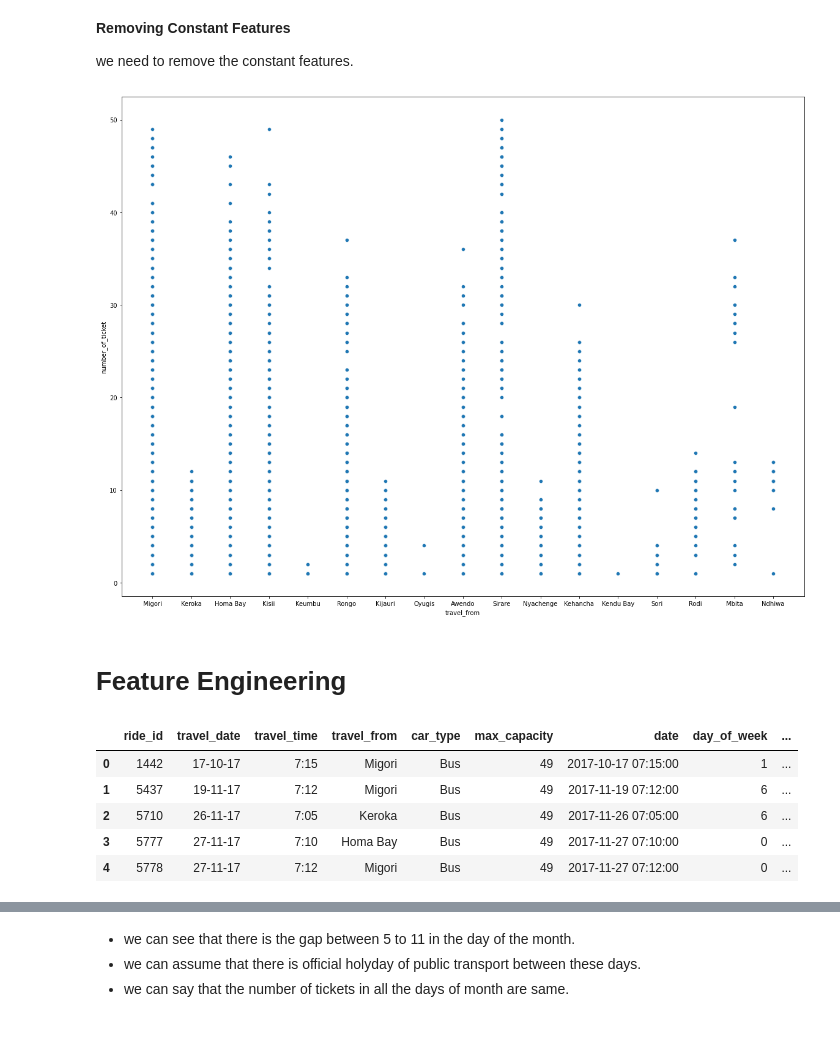
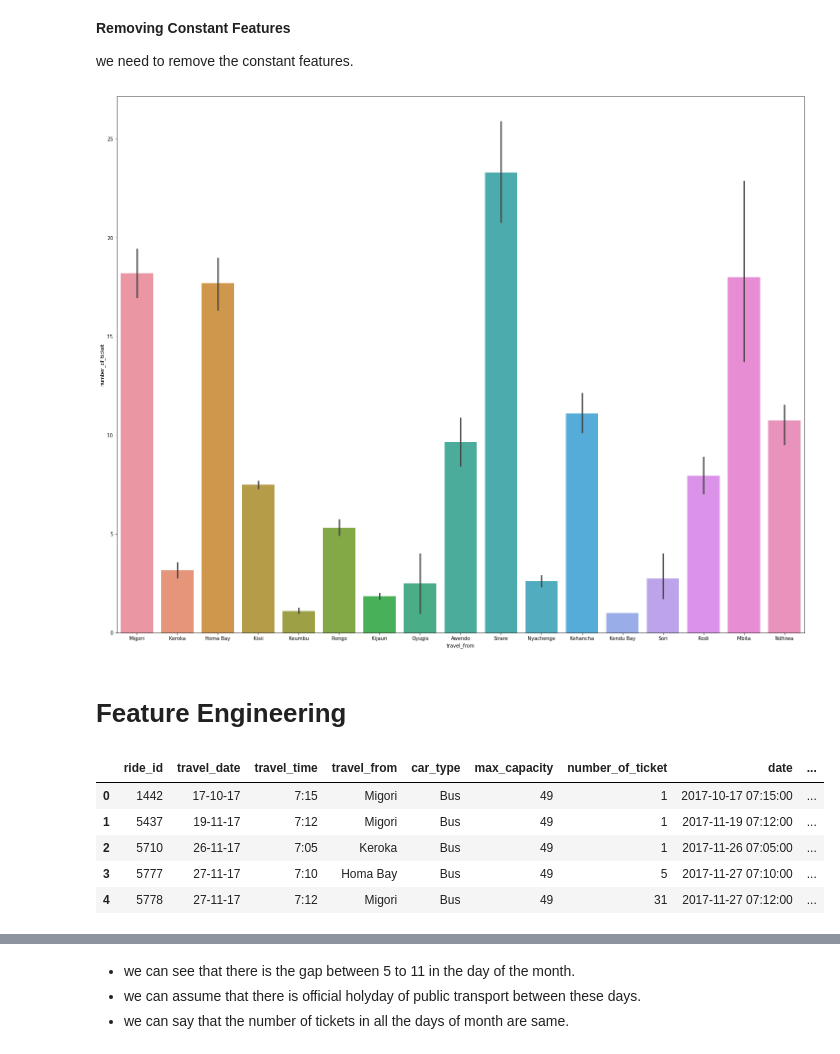
Before and after one commit to Yashwati-patel/Transport_Demand_Prediction, a Jupyter notebook: Final_Notebook_of_Transport_Demand_Prediction.ipynb, the cells around one changed output, grey strips where cells are left out. Cells and saved outputs as stored; diff of their text form; code cells hidden in the pictures.

```diff
--- a/Final_Notebook_of_Transport_Demand_Prediction.ipynb
+++ b/Final_Notebook_of_Transport_Demand_Prediction.ipynb
@@ -249,6 +249,6 @@ dataset.shape
 # %% [markdown]
 Now let us merge two datasets on ride_id key to make the final dataset where we have dependent as well as independent variables too.
 # %%
-dataset = dataset.merge(lable, how='left',on='ride_id')
+dataset = dataset.merge(Data, how='left',on='ride_id')
 dataset.head()
 # %% [output]
@@ -272,11 +272,11 @@ we need to remove  the constant features.
 # %%
 dataset.drop(['travel_to'],axis=1,inplace=True)
 # %%
-plt.figure(figsize=(20,15))
+plt.figure(figsize=(25,20))
 
-sp = sns.scatterplot(x= 'travel_from', y='number_of_ticket', data=dataset)
+sp = sns.barplot(x= 'travel_from', y='number_of_ticket', data=dataset)
 # %% [output]
-[figure, old version]
+[figure, new version]
 # %% [markdown]
 # Feature Engineering
 # %%
@@ -305,10 +305,10 @@ Dataset_new = time_features(dataset)
 # %%
 Dataset_new.head()
 # %% [output]
-|  | ride_id | travel_date | travel_time | travel_from | car_type | max_capacity | date | day_of_week | ... |
-| 0 | 1442 | 17-10-17 | 7:15 | Migori | Bus | 49 | 2017-10-17 07:15:00 | 1 | ... |
-| 1 | 5437 | 19-11-17 | 7:12 | Migori | Bus | 49 | 2017-11-19 07:12:00 | 6 | ... |
-| 2 | 5710 | 26-11-17 | 7:05 | Keroka | Bus | 49 | 2017-11-26 07:05:00 | 6 | ... |
-| 3 | 5777 | 27-11-17 | 7:10 | Homa Bay | Bus | 49 | 2017-11-27 07:10:00 | 0 | ... |
-| 4 | 5778 | 27-11-17 | 7:12 | Migori | Bus | 49 | 2017-11-27 07:12:00 | 0 | ... |
+|  | ride_id | travel_date | travel_time | travel_from | car_type | max_capacity | number_of_ticket | date | ... |
+| 0 | 1442 | 17-10-17 | 7:15 | Migori | Bus | 49 | 1 | 2017-10-17 07:15:00 | ... |
+| 1 | 5437 | 19-11-17 | 7:12 | Migori | Bus | 49 | 1 | 2017-11-19 07:12:00 | ... |
+| 2 | 5710 | 26-11-17 | 7:05 | Keroka | Bus | 49 | 1 | 2017-11-26 07:05:00 | ... |
+| 3 | 5777 | 27-11-17 | 7:10 | Homa Bay | Bus | 49 | 5 | 2017-11-27 07:10:00 | ... |
+| 4 | 5778 | 27-11-17 | 7:12 | Migori | Bus | 49 | 31 | 2017-11-27 07:12:00 | ... |
 # %%
```
Also changed, not shown: parts of 29 cells of this notebook.
